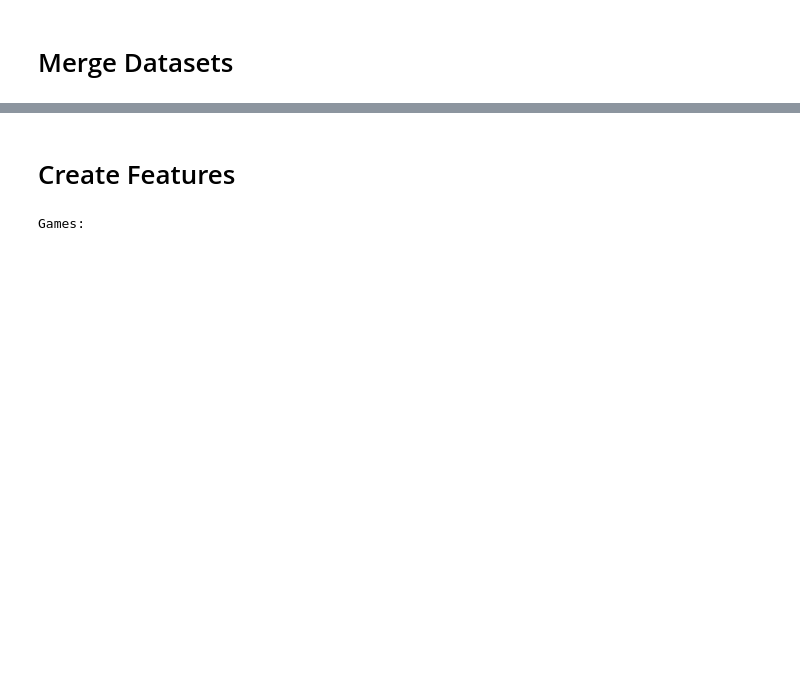
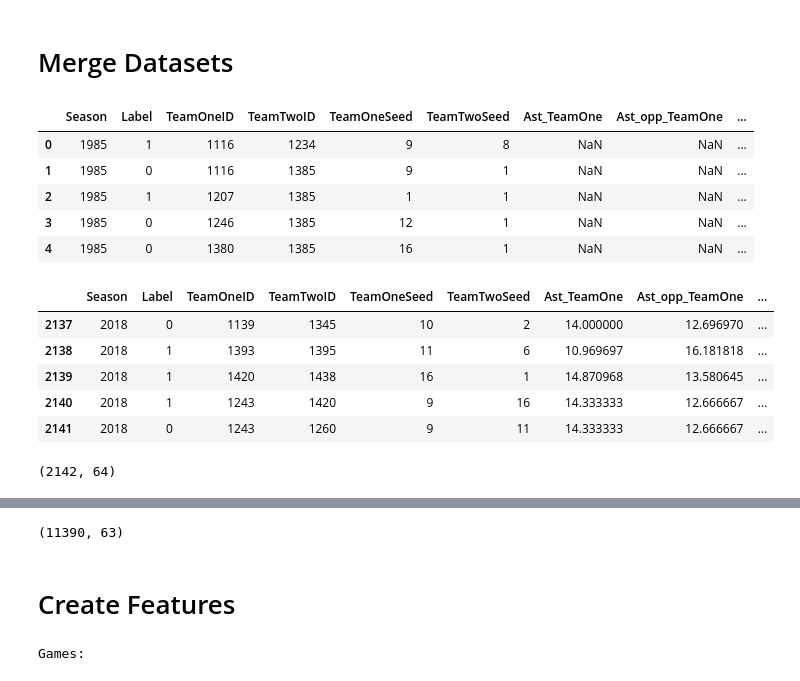
Before and after one commit to aarontrefler/kaggle-ncaa-men-19, a Jupyter notebook: notebooks/AT-0.1-features.ipynb, the cells around one changed output, grey strips where cells are left out. Drawn from its saved outputs; the diff is of its cells as text; code cells hidden in the pictures; blank space fills up the shorter version.

```diff
--- a/notebooks/AT-0.1-features.ipynb
+++ b/notebooks/AT-0.1-features.ipynb
@@ -6,8 +11,8 @@ import pandas as pd
 # %%
-def display_df(df, n=1, title=None):
+def display_df(df, n=1, tail=False, title=None):
     if title:
         print(title + ':')
-    display(df.head(n), df.tail(n), df.shape)
+    display(df.head(n), df.tail(n), df.shape) if tail else display(df.head(n), df.shape)
 # %%
 data_raw_dir = '../data/raw/'
 data_interim_dir = '../data/interim/'
@@ -121,4 +201,18 @@ df_interim_sub = (
 )
 # %%
-# display_df(df_interim_mdl)
-# display_df(df_interim_sub)
+display_df(df_interim_mdl, tail=True, n=5)
+display_df(df_interim_sub)
+# %% [output]
+|  | Season | Label | TeamOneID | TeamTwoID | TeamOneSeed | TeamTwoSeed | Ast_TeamOne | Ast_opp_TeamOne | ... |
+| 0 | 1985 | 1 | 1116 | 1234 | 9 | 8 | NaN | NaN | ... |
+| 1 | 1985 | 0 | 1116 | 1385 | 9 | 1 | NaN | NaN | ... |
+| 2 | 1985 | 1 | 1207 | 1385 | 1 | 1 | NaN | NaN | ... |
+| 3 | 1985 | 0 | 1246 | 1385 | 12 | 1 | NaN | NaN | ... |
+| 4 | 1985 | 0 | 1380 | 1385 | 16 | 1 | NaN | NaN | ... |
+|  | Season | Label | TeamOneID | TeamTwoID | TeamOneSeed | TeamTwoSeed | Ast_TeamOne | Ast_opp_TeamOne | ... |
+| 2137 | 2018 | 0 | 1139 | 1345 | 10 | 2 | 14.000000 | 12.696970 | ... |
+| 2138 | 2018 | 1 | 1393 | 1395 | 11 | 6 | 10.969697 | 16.181818 | ... |
+| 2139 | 2018 | 1 | 1420 | 1438 | 16 | 1 | 14.870968 | 13.580645 | ... |
+| 2140 | 2018 | 1 | 1243 | 1420 | 9 | 16 | 14.333333 | 12.666667 | ... |
+| 2141 | 2018 | 0 | 1243 | 1260 | 9 | 11 | 14.333333 | 12.666667 | ... |
+(2142, 64)
@@ -125,3 +221,4 @@ df_interim_sub = (
+(11390, 63)
 # %% [markdown]
 # Create Features
 # %%
```
Also changed, not shown: parts of 12 cells of this notebook, 7 other files.
